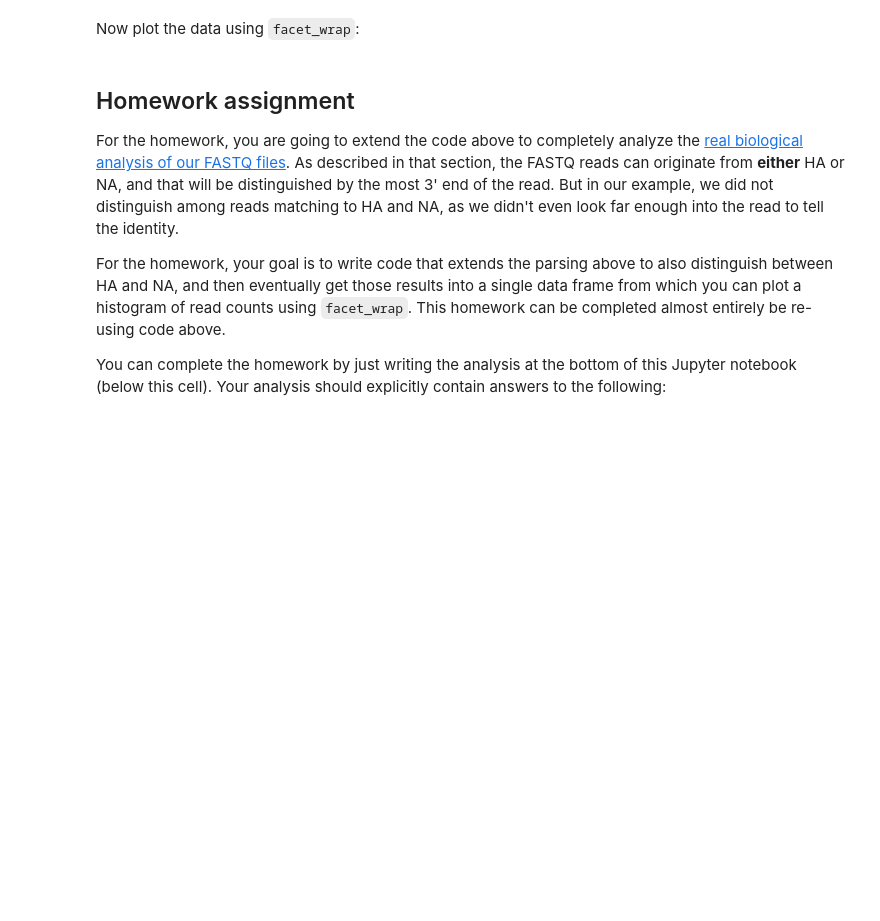
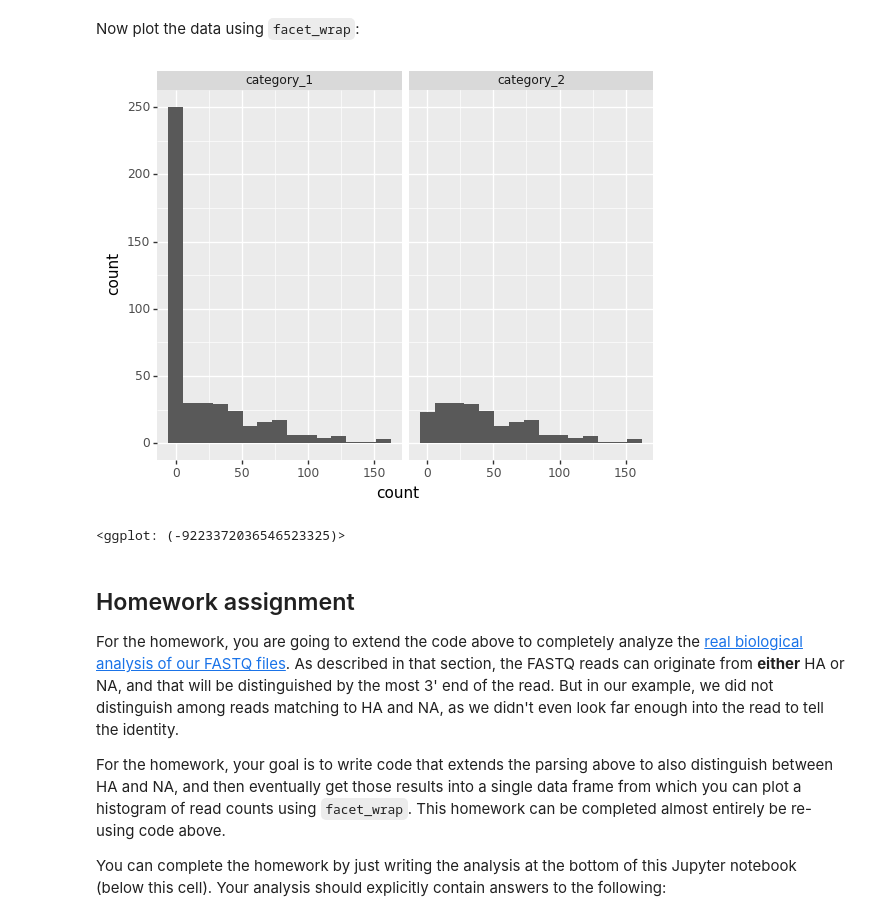
Before and after one commit to FredHutch/tfcb_2022, a Jupyter notebook: lectures/lecture09/lecture09.ipynb, the cells around one changed output. Saved outputs shown, nothing was run; the diff lists cells and outputs as text; code cells hidden in the pictures; blank space fills up the shorter version.

```diff
--- a/lectures/lecture09/lecture09.ipynb
+++ b/lectures/lecture09/lecture09.ipynb
@@ -455,0 +553,8 @@ raise NotImplementedError('make a data frame with both datasets')
+# %%
+dummy_df = (
+    barcode_counts_df.assign(dummy_variable='category_1')
+    .append(barcode_counts_df.query('count > 1').assign(dummy_variable='category_2'))
+    .reset_index(drop=True)
+    )
+
+dummy_df
@@ -460,3 +577,14 @@ raise NotImplementedError('plot with `facet_wrap`')
+# %%
+p = (ggplot(dummy_df) +
+     aes('count') +
+     geom_histogram() +
+     facet_wrap('~ dummy_variable')
+     )
+
+p
+# %% [output]
+[figure, added]
+<ggplot: (-9223372036546523325)>
 # %% [markdown]
 ## Homework assignment
 For the homework, you are going to extend the code above to completely analyze the [real biological analysis of our FASTQ files](#real_analysis).
```
Also changed, not shown: parts of 39 cells of this notebook, 2 other files.
